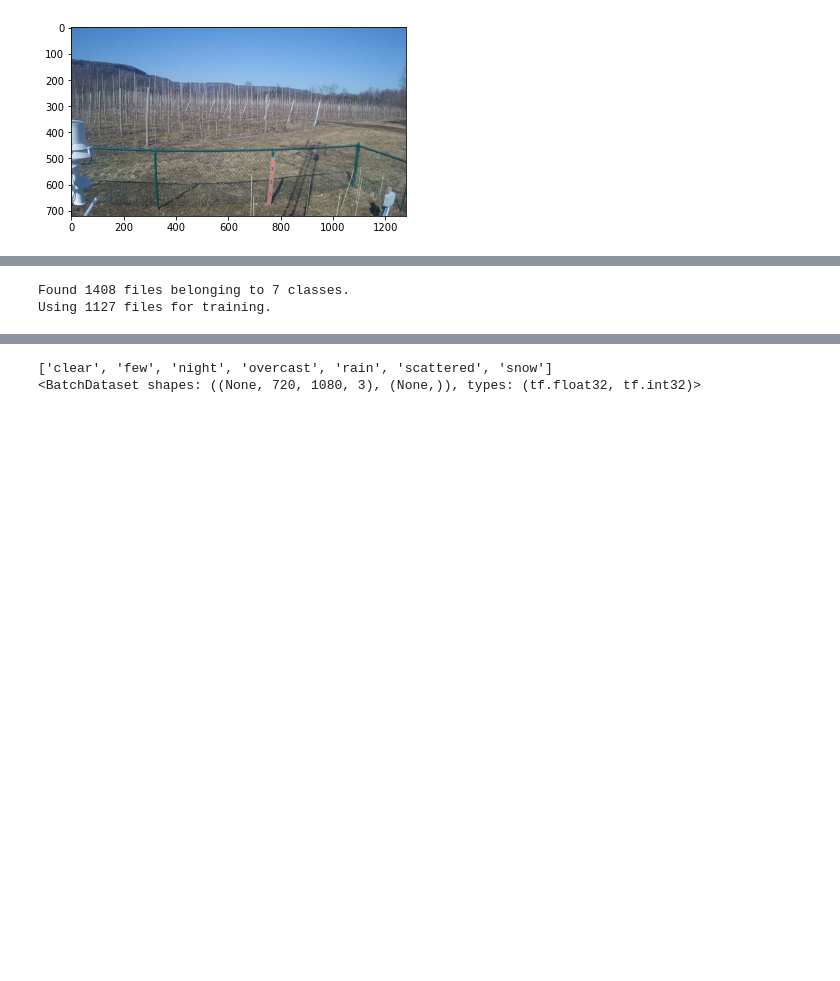
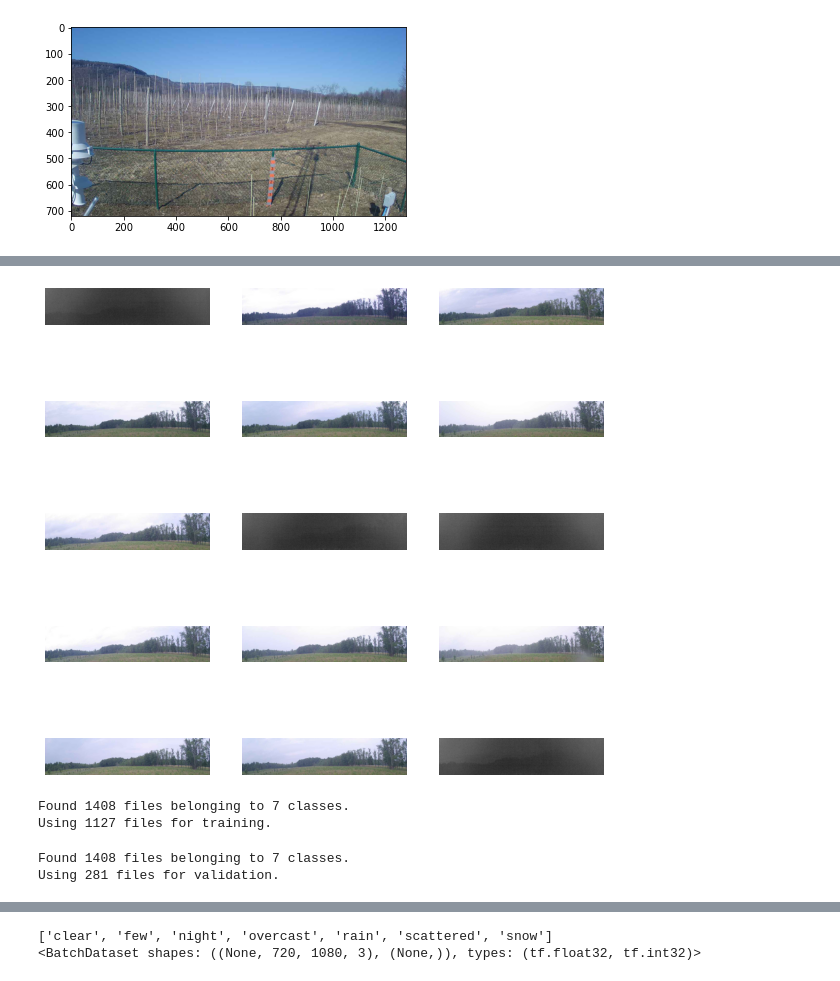
Before and after one commit to arnoldas500/clouds_detection, a Jupyter notebook: cloud_classifier.ipynb, the cells around one changed output, grey strips where cells are left out. Cells and saved outputs as stored; diff of their text form; code cells hidden in the pictures; blank space fills up the shorter version.

```diff
--- a/cloud_classifier.ipynb
+++ b/cloud_classifier.ipynb
@@ -66,3 +99,33 @@ img.shape
+# %%
+#WORKS to crop multi images now need to save them for a model
+
+folder_path = '/home/mesonet/cam_photos/2018/08/17/ESSX'
+from keras.preprocessing import image
+
+# load all images into a list
+paths = []
+images = []
+for img in os.listdir(folder_path):
+    img = os.path.join(folder_path, img)
+    paths.append(img)
+    img = image.load_img(img, target_size=(img_height, img_width))
+    img = image.img_to_array(img)
+    img = img[0:int(height/3), 0:width]
+    img = np.expand_dims(img, axis=0)
+    images.append(img)
+# print(images[1])
+# stack up images list to pass for prediction
+images = np.vstack(images)
+
+#print(paths[-1])
+#PIL.Image.open(paths[-1])
+plt.figure(figsize=(10, 10))
+for i in range(15):
+    ax = plt.subplot(5, 3, i + 1)
+    plt.imshow(images[i].astype("uint8"))
+    plt.axis("off")
+# %% [output]
+[figure, added]
 # %%
 def read_dirs(path, folder):
     labels, filenames, all_labels = [], [], []
@@ -80,14 +143,27 @@ img_height = 720
 img_width = 1080
 # %%
 #run rm -rf .ipynb_checkpoints to get correct class names
+# %%
+#look under fine tune in https://www.tensorflow.org/tutorials/load_data/images to add cropping into pipeline myself
+
+train_ds = tf.keras.preprocessing.image_dataset_from_directory(
+  data_dir,
+  validation_split=0.2,
+  subset="training",
+#   seed=123,
+  image_size=(img_height, img_width),
+  batch_size=batch_size)
+# %% [output]
+Found 1408 files belonging to 7 classes.
+Using 1127 files for training.
 # %%
-train_ds = tf.keras.preprocessing.image_dataset_from_directory(
+val_ds = tf.keras.preprocessing.image_dataset_from_directory(
   data_dir,
   validation_split=0.2,
-  subset="training",
-  seed=123,
+  subset="validation",
+#   seed=123,
   image_size=(img_height, img_width),
   batch_size=batch_size)
 # %% [output]
 Found 1408 files belonging to 7 classes.
-Using 1127 files for training.
+Using 281 files for validation.
```
Also changed, not shown: parts of 10 cells of this notebook.
